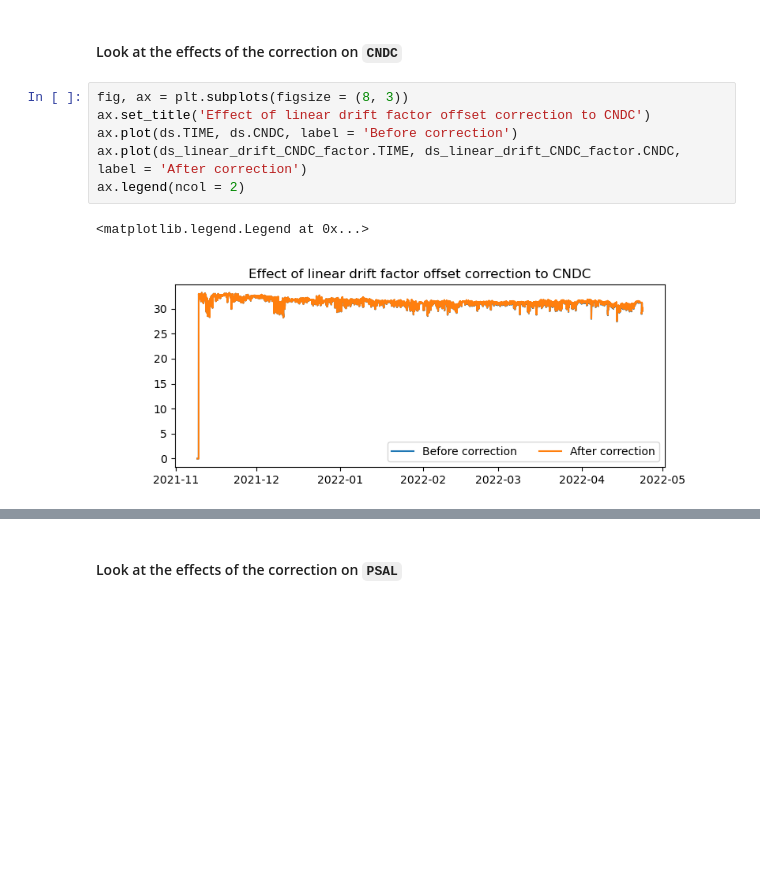
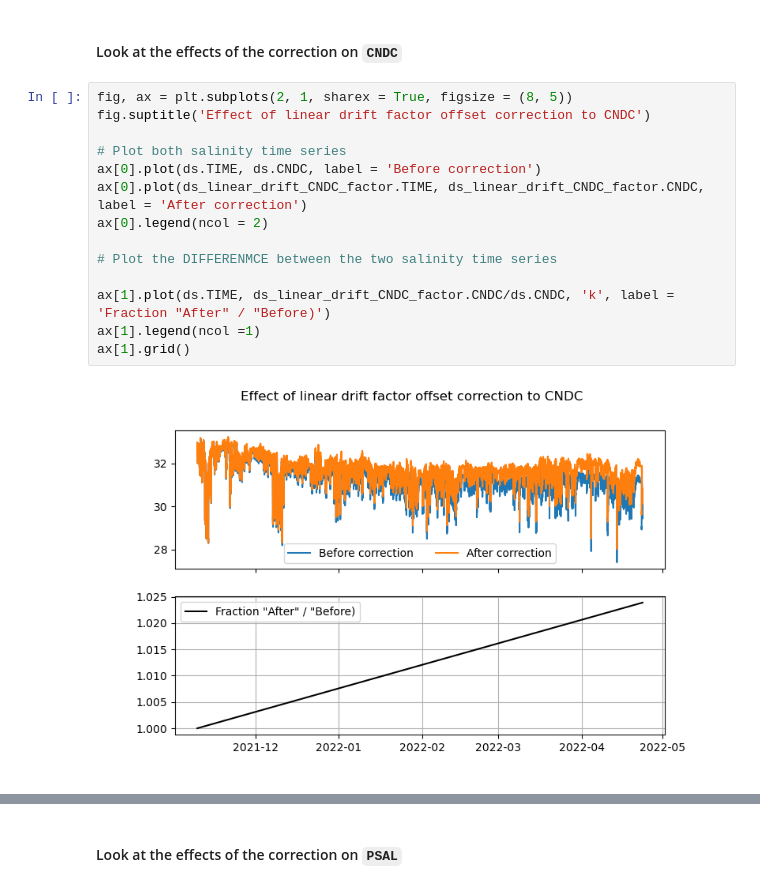
Before and after one commit to oyvfoss/hiaoos_edu, a Jupyter notebook: notebooks/ctd_moored_time_series/05_post_proc_qc_offset_and_drift.ipynb, the cells around one changed output, grey strips where cells are left out. Saved outputs shown, nothing was run; the diff lists cells and outputs as text; blank space fills up the shorter version.

```diff
--- a/notebooks/ctd_moored_time_series/05_post_proc_qc_offset_and_drift.ipynb
+++ b/notebooks/ctd_moored_time_series/05_post_proc_qc_offset_and_drift.ipynb
@@ -138,12 +171,19 @@ ds_linear_drift_CNDC_factor = moored.linear_drift_factor(ds, 'CNDC', C_factor)
 ds_linear_drift_CNDC_factor = moored.calculate_PSAL(ds_linear_drift_CNDC_factor)
 # %% [markdown]
 #### Look at the effects of the correction on `CNDC`
-# %%
-fig, ax = plt.subplots(figsize = (8, 3))
-ax.set_title('Effect of linear drift factor offset correction to CNDC')
-ax.plot(ds.TIME, ds.CNDC, label = 'Before correction')
-ax.plot(ds_linear_drift_CNDC_factor.TIME, ds_linear_drift_CNDC_factor.CNDC, label = 'After correction')
-ax.legend(ncol = 2)
-# %% [output]
-<matplotlib.legend.Legend at 0x...>
-[figure, removed]
+# %%
+fig, ax = plt.subplots(2, 1, sharex = True, figsize = (8, 5))
+fig.suptitle('Effect of linear drift factor offset correction to CNDC')
+
+# Plot both salinity time series
+ax[0].plot(ds.TIME, ds.CNDC, label = 'Before correction')
+ax[0].plot(ds_linear_drift_CNDC_factor.TIME, ds_linear_drift_CNDC_factor.CNDC, label = 'After correction')
+ax[0].legend(ncol = 2)
+
+# Plot the DIFFERENMCE between the two salinity time series
+
+ax[1].plot(ds.TIME, ds_linear_drift_CNDC_factor.CNDC/ds.CNDC, 'k', label = 'Fraction "After" / "Before)')
+ax[1].legend(ncol =1)
+ax[1].grid()
+# %% [output]
+[figure, added]
```
Also changed, not shown: parts of 17 cells of this notebook, 12 other files.
